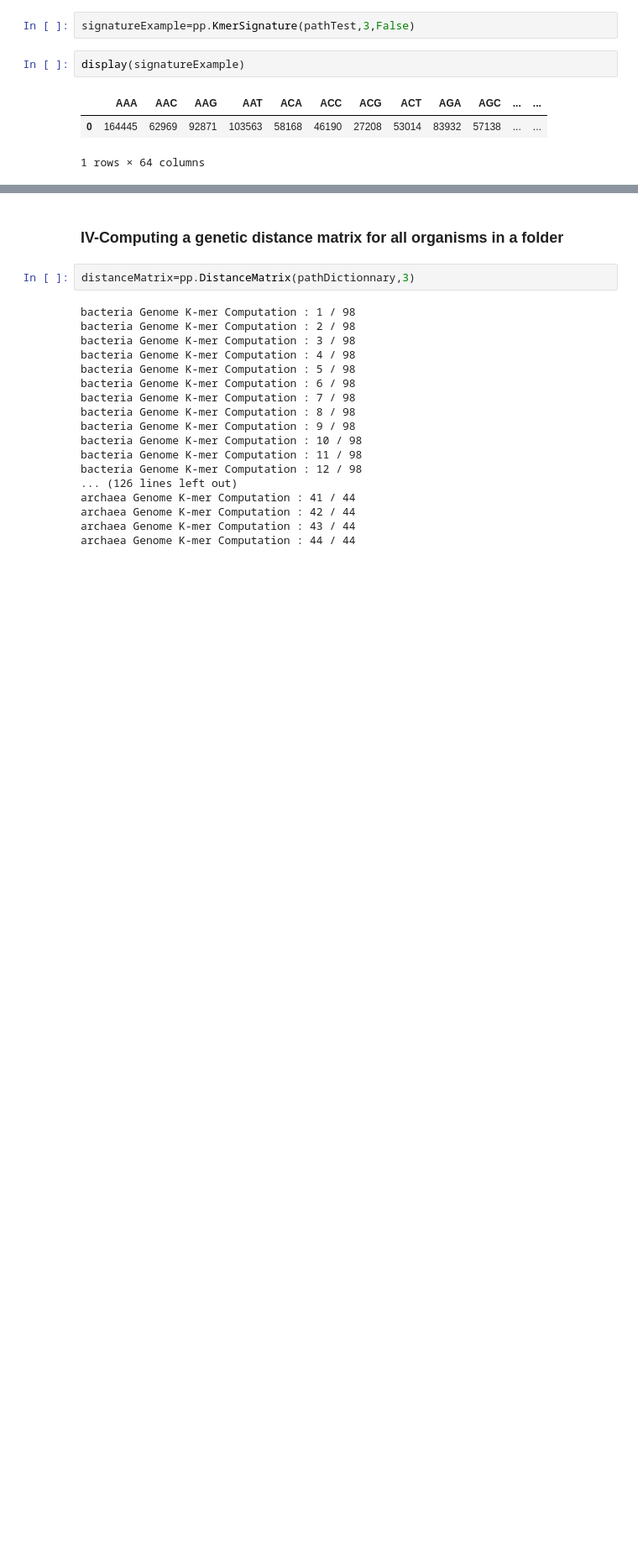
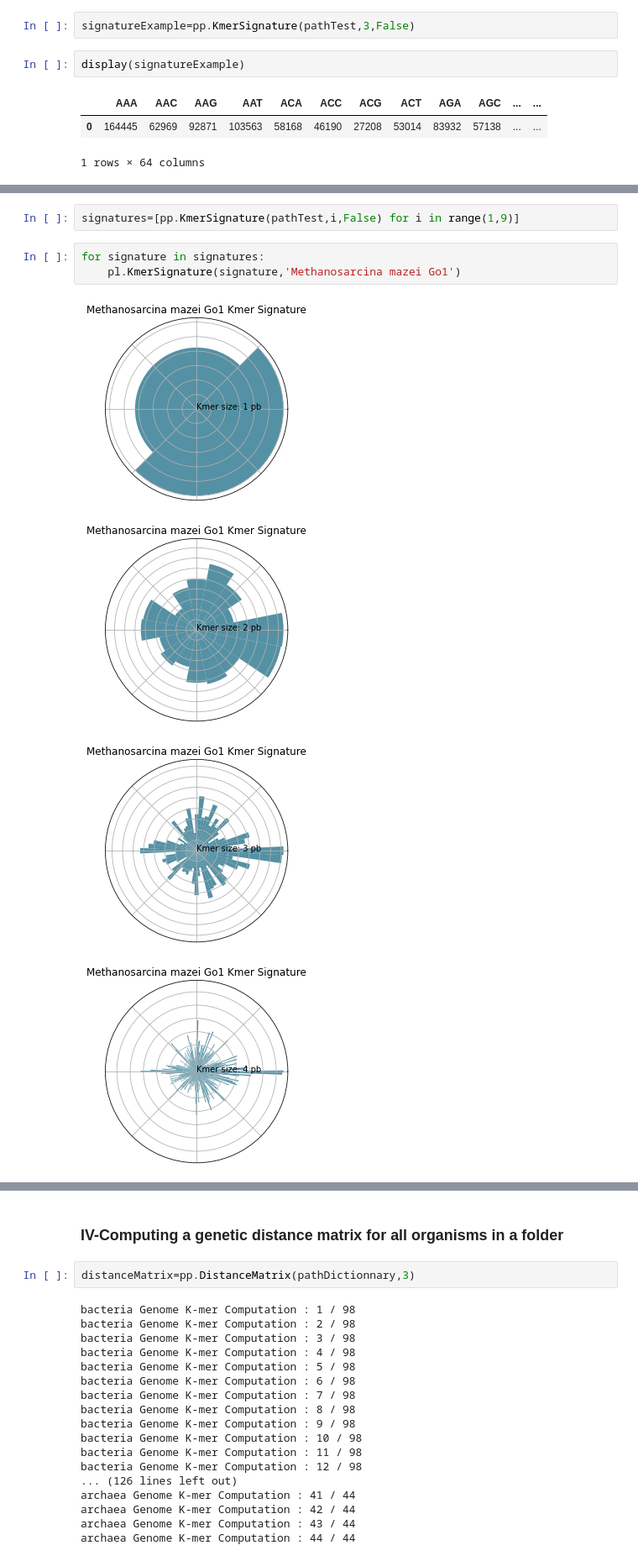
Before and after one commit to LeroyAdrien/K-Mer, a Jupyter notebook: Notebooks/Experimenting_with_Kmer.ipynb, the cells around one changed output, grey strips where cells are left out. Shown: that part at 84% size. Drawn from its saved outputs; the diff is of its cells as text; blank space fills up the shorter version.

```diff
--- a/Notebooks/Experimenting_with_Kmer.ipynb
+++ b/Notebooks/Experimenting_with_Kmer.ipynb
@@ -83,0 +101,10 @@ plt.bar(np.arange(0,len(signatureExample.columns),1),signatureExample.values[0])
+# %%
+signatures=[pp.KmerSignature(pathTest,i,False) for i in range(1,9)]
+# %%
+for signature in signatures:
+    pl.KmerSignature(signature,'Methanosarcina mazei Go1')
+# %% [output]
+[figure, added]
+[figure, added]
+[figure, added]
+[figure, added]
```
Also changed, not shown: parts of 26 cells of this notebook, 1 other file.
